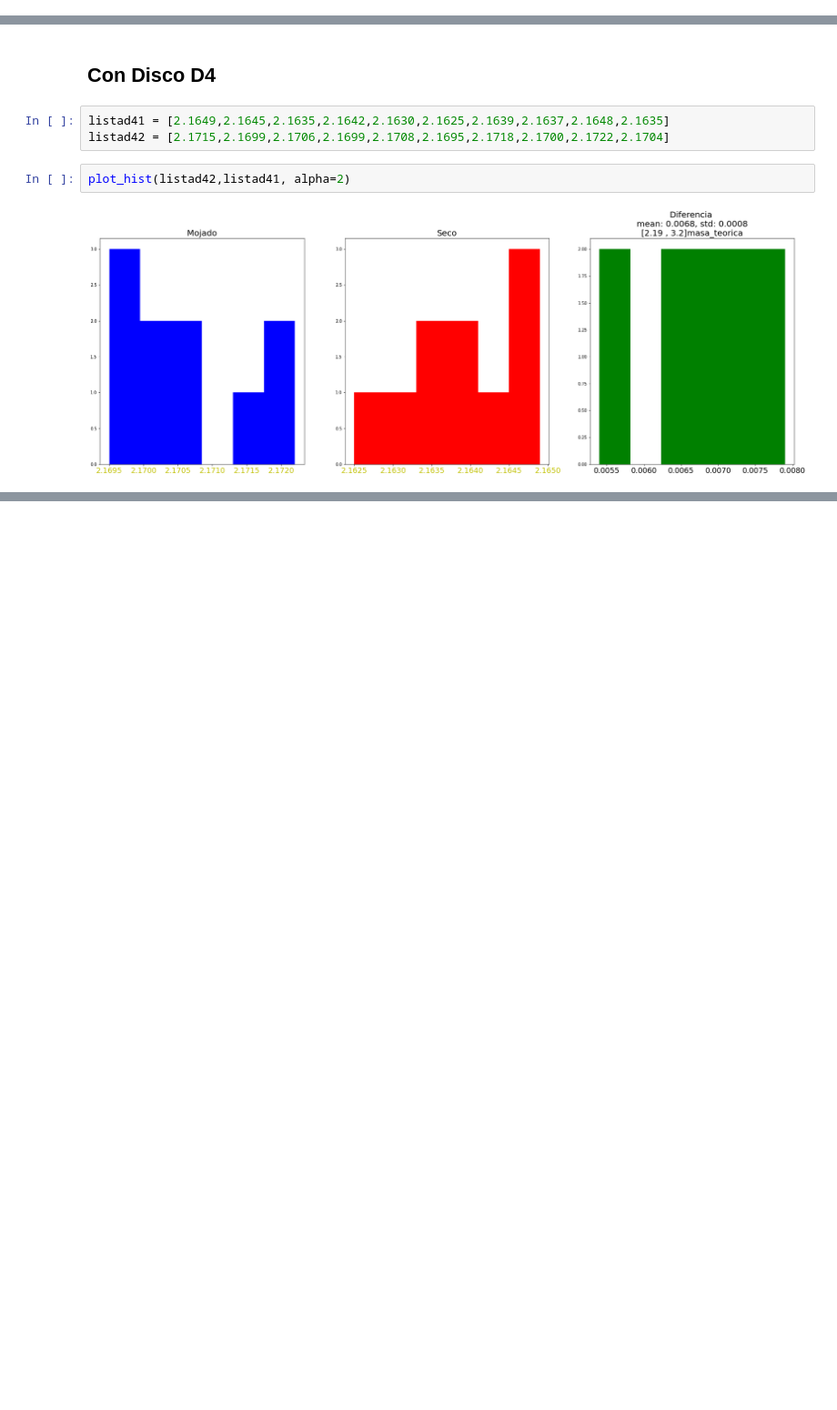
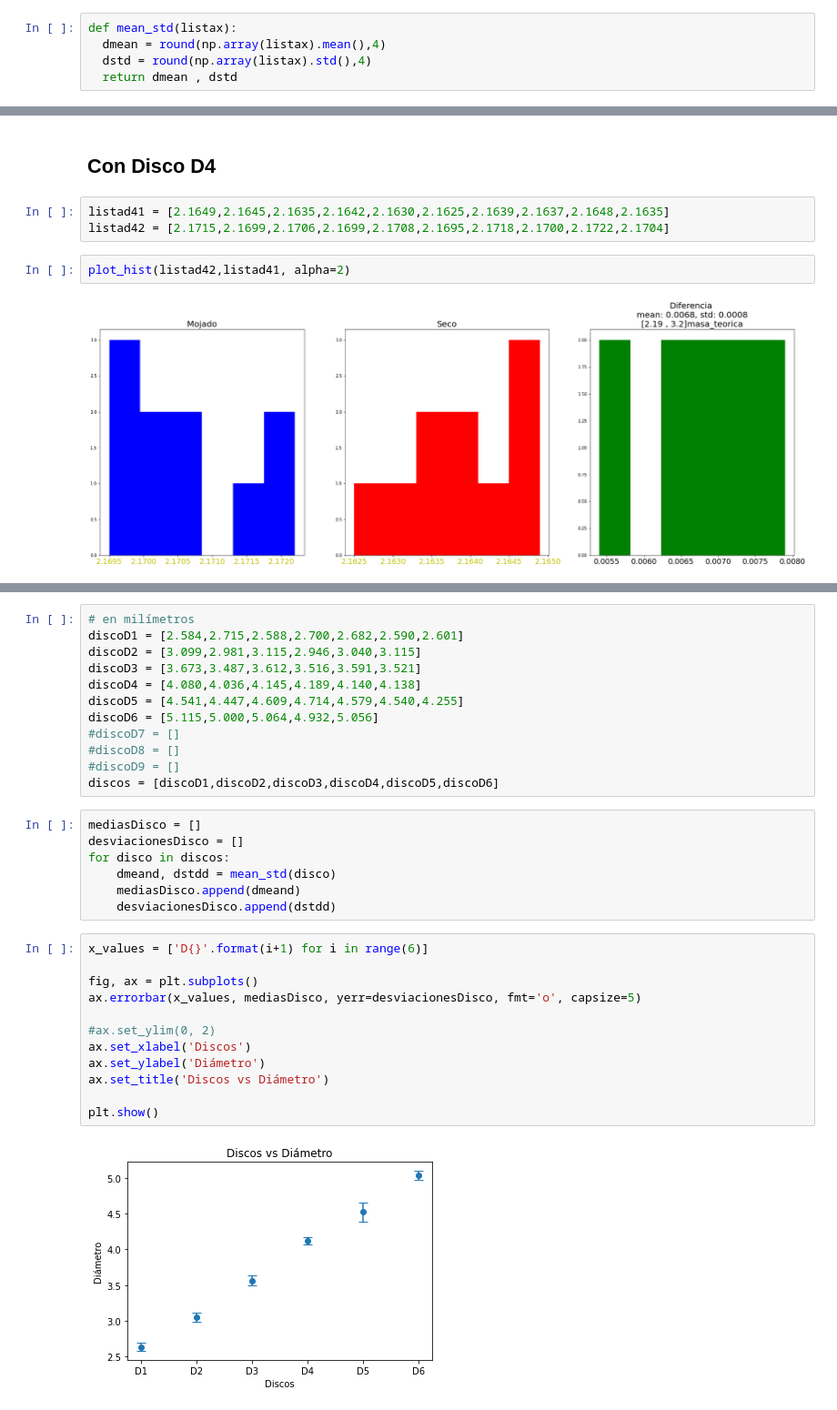
Before and after one commit to And2300/Trash, a Jupyter notebook: Experimento2_Datos.ipynb, the cells around one changed output, grey strips where cells are left out. Shown at 91% size. Saved outputs shown, nothing was run; the diff lists cells and outputs as text; blank space fills up the shorter version.

```diff
--- a/Experimento2_Datos.ipynb
+++ b/Experimento2_Datos.ipynb
@@ -27,0 +36,5 @@ def outliersx(lista,alpha):
+# %%
+def mean_std(listax):
+  dmean = round(np.array(listax).mean(),4)
+  dstd = round(np.array(listax).std(),4)
+  return dmean , dstd
@@ -103,0 +158,33 @@ plot_hist(listad42,listad41, alpha=2)
+# %%
+# en milímetros
+discoD1 = [2.584,2.715,2.588,2.700,2.682,2.590,2.601]
+discoD2 = [3.099,2.981,3.115,2.946,3.040,3.115]
+discoD3 = [3.673,3.487,3.612,3.516,3.591,3.521]
+discoD4 = [4.080,4.036,4.145,4.189,4.140,4.138]
+discoD5 = [4.541,4.447,4.609,4.714,4.579,4.540,4.255]
+discoD6 = [5.115,5.000,5.064,4.932,5.056]
+#discoD7 = []
+#discoD8 = []
+#discoD9 = []
+discos = [discoD1,discoD2,discoD3,discoD4,discoD5,discoD6]
+# %%
+mediasDisco = []
+desviacionesDisco = []
+for disco in discos:
+    dmeand, dstdd = mean_std(disco)
+    mediasDisco.append(dmeand)
+    desviacionesDisco.append(dstdd)
+# %%
+x_values = ['D{}'.format(i+1) for i in range(6)]
+
+fig, ax = plt.subplots()
+ax.errorbar(x_values, mediasDisco, yerr=desviacionesDisco, fmt='o', capsize=5)
+
+#ax.set_ylim(0, 2)
+ax.set_xlabel('Discos')
+ax.set_ylabel('Diámetro')
+ax.set_title('Discos vs Diámetro')
+
+plt.show()
+# %% [output]
+[figure, added]
```
Also changed, not shown: parts of 19 cells of this notebook.
